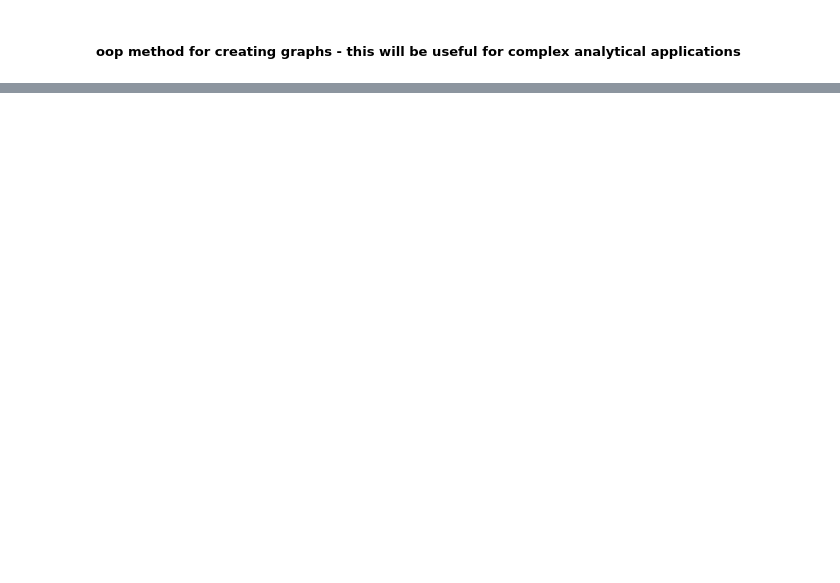
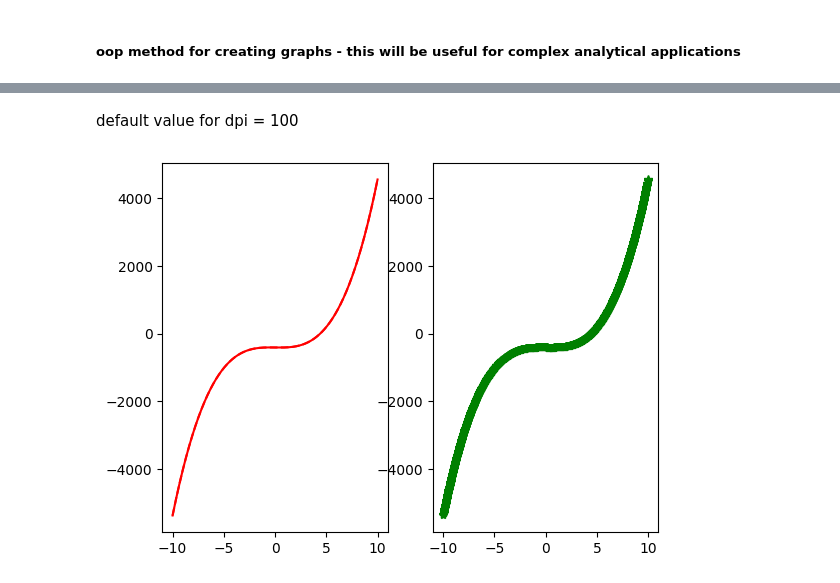
Before and after one commit to anushkas1704/complete-pandas-tutorial, a Jupyter notebook: 8th_TDSC.ipynb, the cells around one changed output, grey strips where cells are left out. Drawn from its saved outputs; the diff is of its cells as text; code cells hidden in the pictures; blank space fills up the shorter version.

```diff
--- a/8th_TDSC.ipynb
+++ b/8th_TDSC.ipynb
@@ -13,0 +62,11 @@ b's type <class 'matplotlib.lines.Line2D'>
+# %% [markdown]
+default value for dpi = 100
+# %%
+plt.subplot(1,2,1)
+plt.plot(x,y,'r')
+plt.plot(x,y,'r--')
+plt.subplot(1,2,2)
+plt.plot(x,y,'g*--')
+plt.show()
+# %% [output]
+[figure, added]
```
Also changed, not shown: parts of 7 cells of this notebook.
